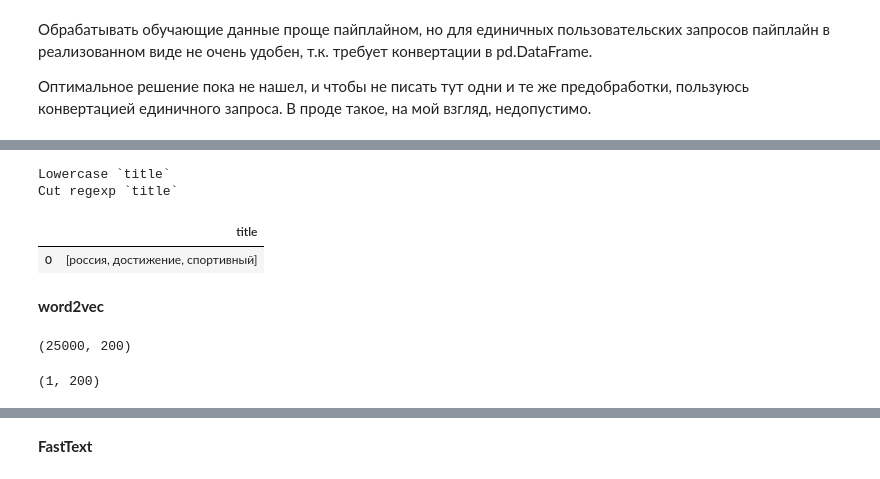
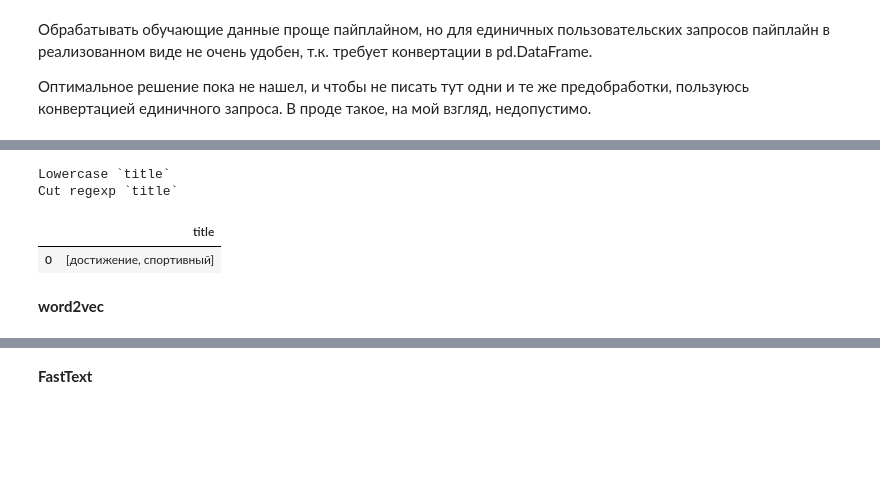
Before and after one commit to j2cry/gb_nlp, a Jupyter notebook: hw3/hw3.ipynb, the cells around one changed output, grey strips where cells are left out. Saved outputs shown, nothing was run; the diff lists cells and outputs as text; code cells hidden in the pictures; blank space fills up the shorter version.

```diff
--- a/hw3/hw3.ipynb
+++ b/hw3/hw3.ipynb
@@ -164,25 +172,16 @@ prepared = pd.read_csv('data/prepared.csv', index_col='Unnamed: 0', converters={
 # %%
 field = 'title'
 # field = 'text'
 sentences = prepared[field]
 
 # request preprocess
-request_text = 'спортивные достижения России'
+request_text = 'спортивные достижения'
 request = pipeline.fit_transform(pd.DataFrame([request_text], columns=[field]))
 request
 # %% [output]
 Lowercase `title`
 Cut regexp `title`
 |  | title |
-| 0 | [россия, достижение, спортивный] |
+| 0 | [достижение, спортивный] |
 # %% [markdown]
 __word2vec__
-# %%
-# word2vec on titles
-w2v = Word2Vec(sentences, vector_size=200, window=7, min_count=1)
-# build title embeddings
-embeddings = sentences.apply(lambda row: np.mean([w2v.wv[word] for word in row if word in w2v.wv], axis=0))
-embeddings = np.array(list(embeddings.values))      # recast to np.array
-embeddings.shape
-# %% [output]
-(25000, 200)
@@ -191,7 +187,0 @@ embeddings.shape
-# %%
-# calc request embedding
-request_embedding = request[field].apply(lambda row: np.array([w2v.wv[word] for word in row if word in w2v.wv]).mean(axis=0))
-request_embedding = np.array(list(request_embedding.values))      # recast to np.array
-request_embedding.shape
-# %% [output]
-(1, 200)
```
Also changed, not shown: parts of 19 cells of this notebook.
